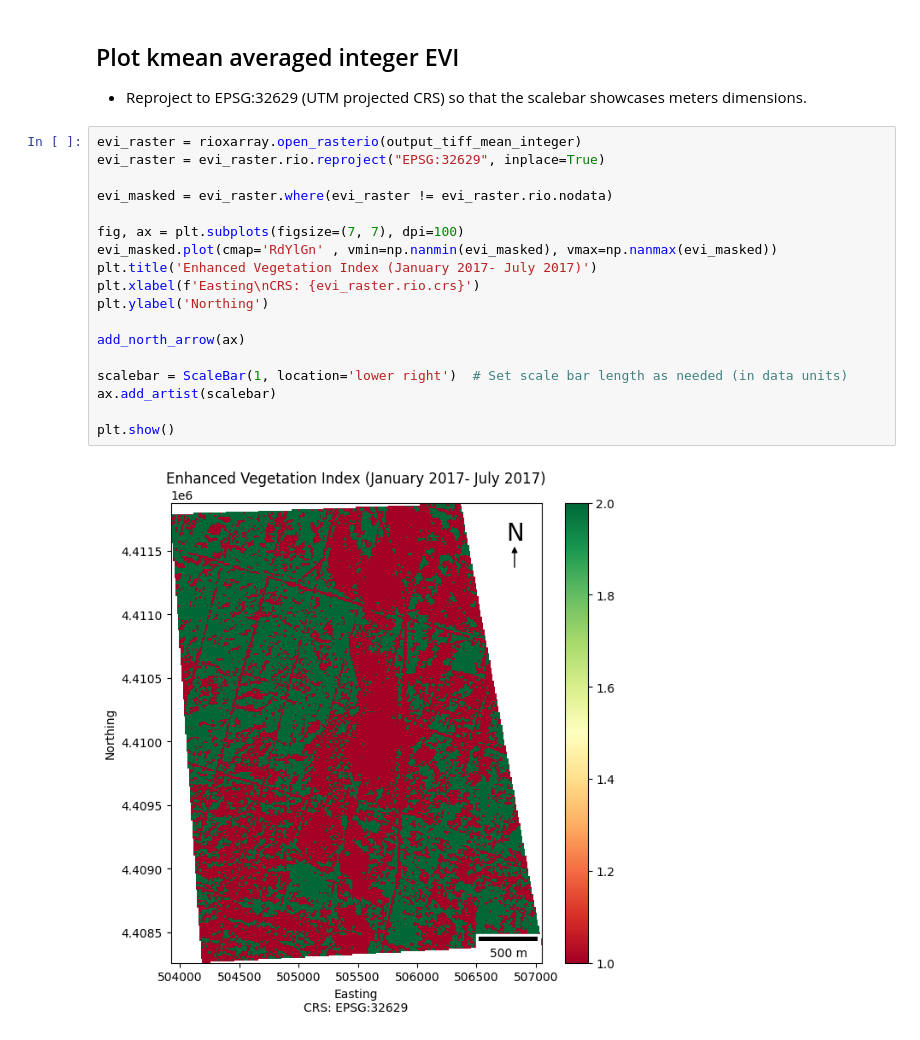
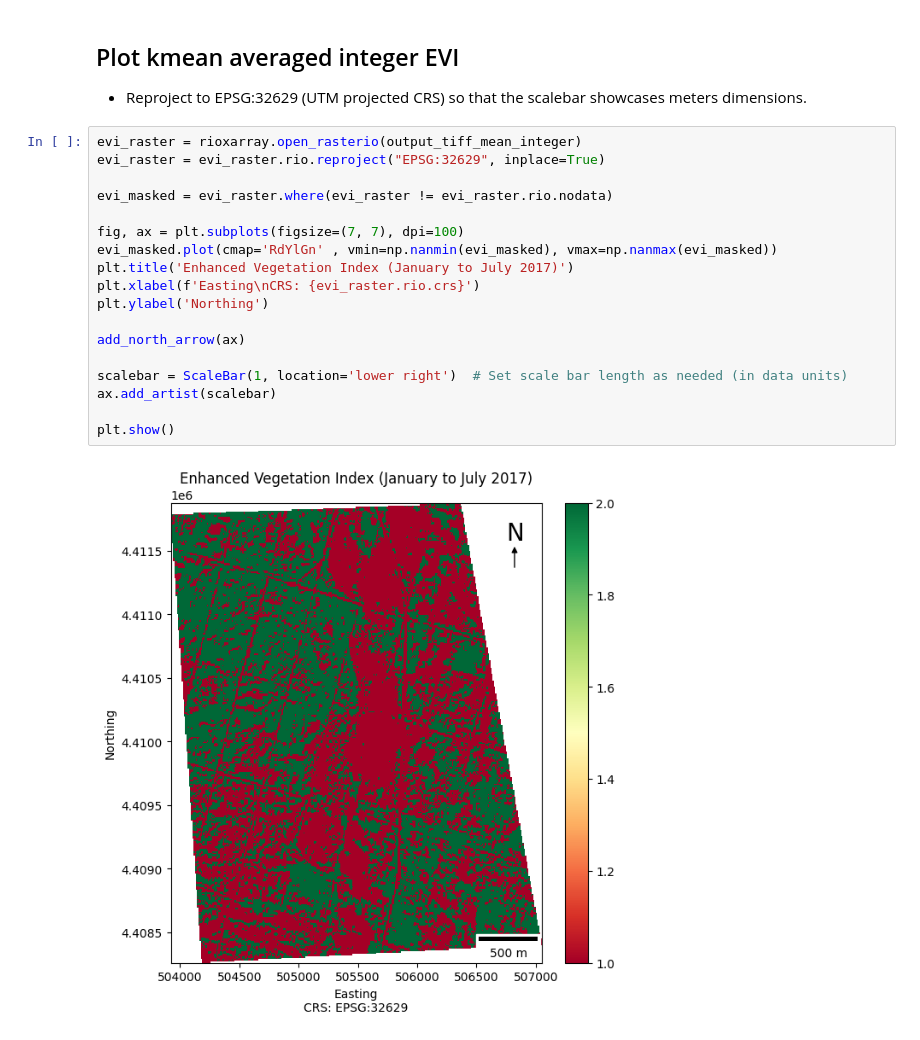
Before and after one commit to JPPereira93/geospatial-workflows, a Jupyter notebook: NDVI_EVI_automation/NDVI_EVI_automation.ipynb, the cells around one changed output. Drawn from its saved outputs; the diff is of its cells as text.

```diff
--- a/NDVI_EVI_automation/NDVI_EVI_automation.ipynb
+++ b/NDVI_EVI_automation/NDVI_EVI_automation.ipynb
@@ -308,20 +307,20 @@ Raster with integer dataype saved at D:\Geospatial_Pessoal\STAC_py\evi_output\ou
 # %%
 evi_raster = rioxarray.open_rasterio(output_tiff_mean_integer)
 evi_raster = evi_raster.rio.reproject("EPSG:32629", inplace=True)
 
 evi_masked = evi_raster.where(evi_raster != evi_raster.rio.nodata)
 
 fig, ax = plt.subplots(figsize=(7, 7), dpi=100)
 evi_masked.plot(cmap='RdYlGn' , vmin=np.nanmin(evi_masked), vmax=np.nanmax(evi_masked))
-plt.title('Enhanced Vegetation Index (January 2017- July 2017)')
+plt.title('Enhanced Vegetation Index (January to July 2017)')
 plt.xlabel(f'Easting\nCRS: {evi_raster.rio.crs}')
 plt.ylabel('Northing')
 
 add_north_arrow(ax)
 
 scalebar = ScaleBar(1, location='lower right')  # Set scale bar length as needed (in data units)
 ax.add_artist(scalebar)
 
 plt.show()
 # %% [output]
-[figure, old version]
+[figure, new version]
```
Also changed, not shown: parts of 9 cells of this notebook.
